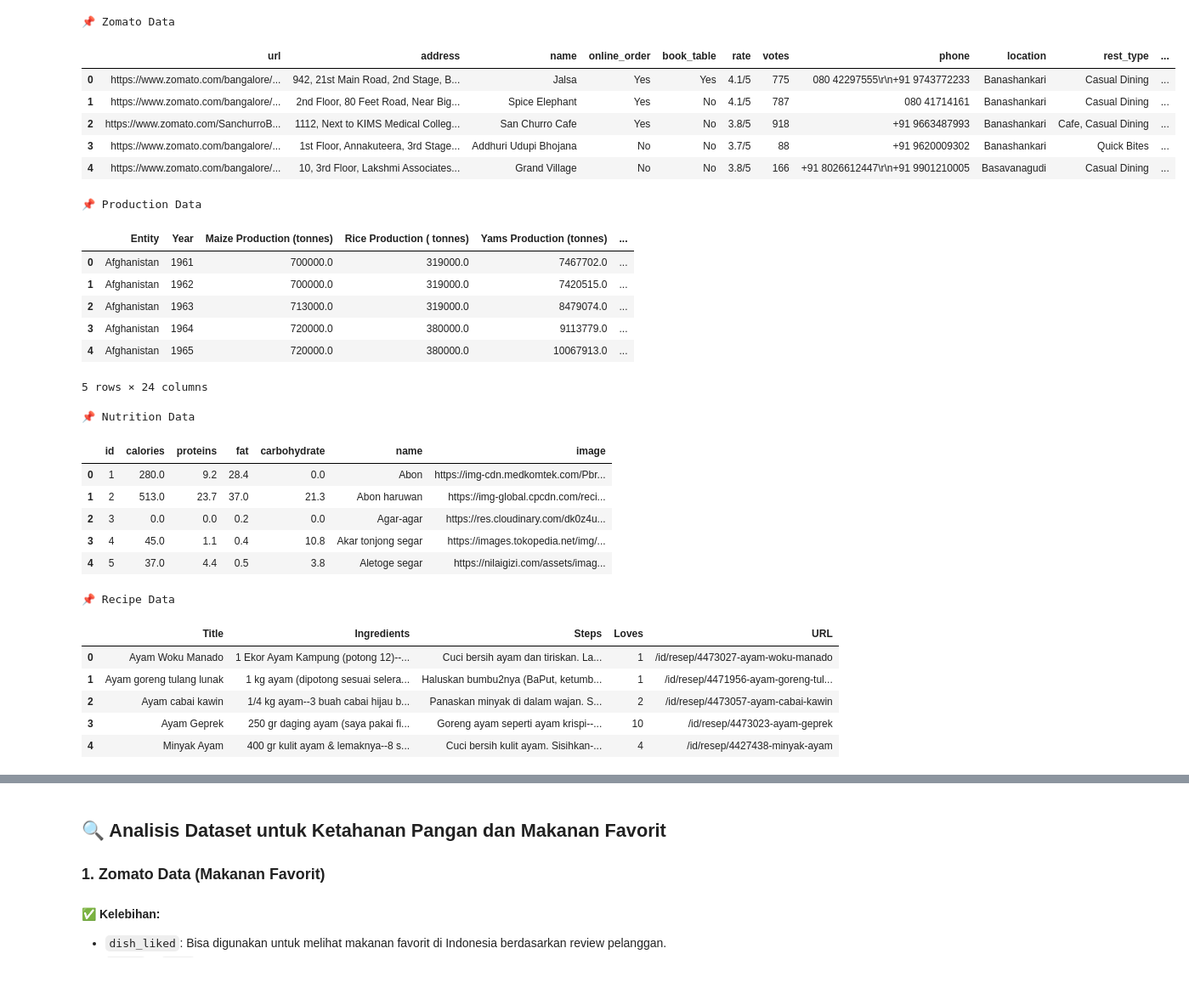
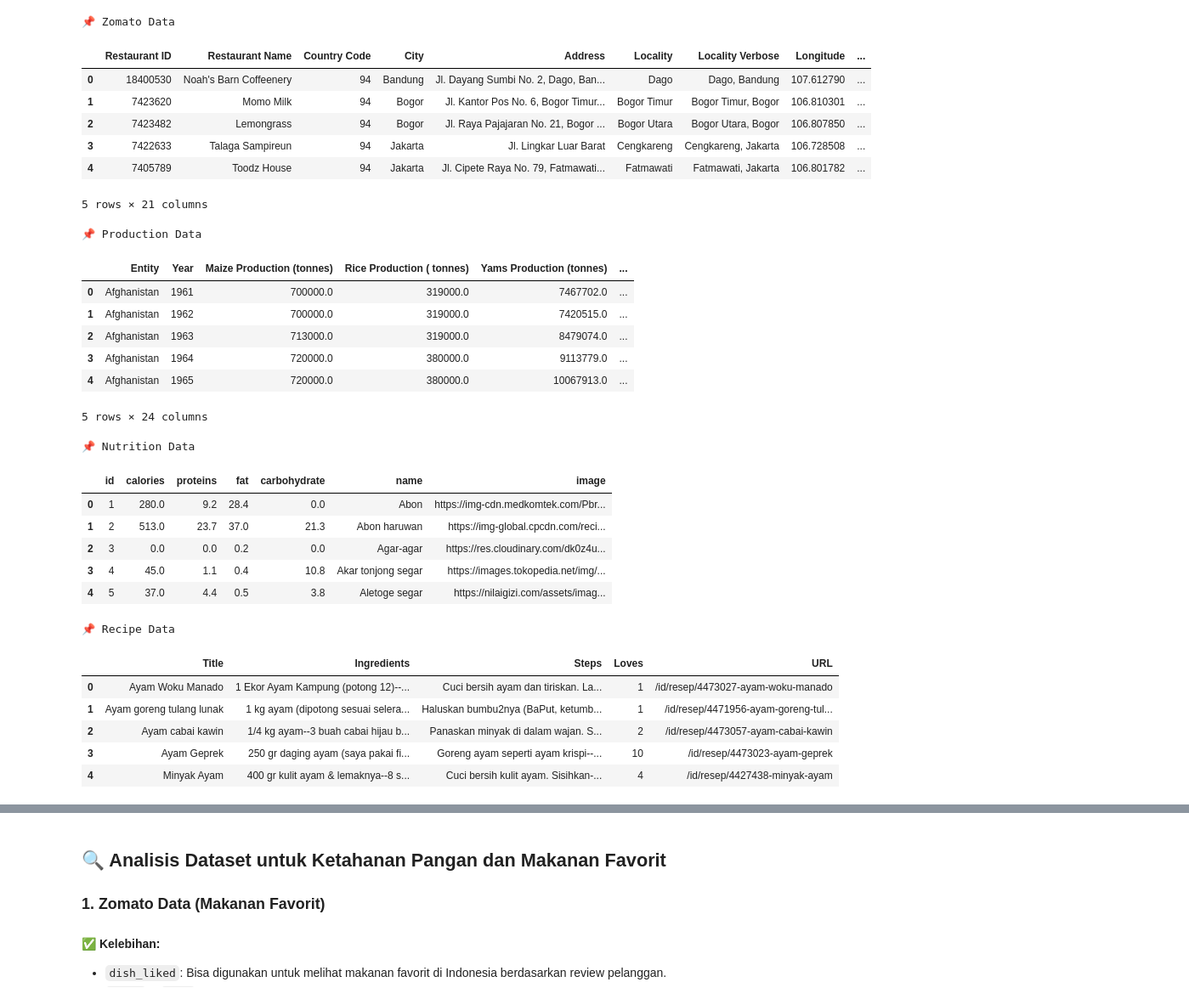
Before and after one commit to Fajrimughni/Final_Project_Fajri, a Jupyter notebook: Excersise.ipynb, the cells around one changed output, grey strips where cells are left out. Shown at 85% size. Saved outputs shown, nothing was run; the diff lists cells and outputs as text; code cells hidden in the pictures.

```diff
--- a/Excersise.ipynb
+++ b/Excersise.ipynb
@@ -3,5 +12,5 @@ import pandas as pd
 # %%
-df_zomato = pd.read_csv("zomato.csv")
+df_indonesia = pd.read_csv("zomato_indonesia.csv")
 # %%
 df_production = pd.read_csv("world food production.csv")
 # %%
@@ -12,40 +21,41 @@ df_recipe = pd.read_csv("dataset-ayam.csv")
 df_economic = pd.read_csv("Economic Indicators And Inflation.csv")
 # %%
 print("📌 Zomato Data")
-display(df_zomato.head())
+display(df_indonesia.head())
 
 print("📌 Production Data")
 display(df_production.head())
 
 print("📌 Nutrition Data")
 display(df_nutrition.head())
 
 print("📌 Recipe Data")
 display(df_recipe.head())
 # %% [output]
 📌 Zomato Data
-|  | url | address | name | online_order | book_table | rate | votes | phone | location | rest_type | ... |
-| 0 | https://www.zomato.com/bangalore/... | 942, 21st Main Road, 2nd Stage, B... | Jalsa | Yes | Yes | 4.1/5 | 775 | 080 42297555\r\n+91 9743772233 | Banashankari | Casual Dining | ... |
-| 1 | https://www.zomato.com/bangalore/... | 2nd Floor, 80 Feet Road, Near Big... | Spice Elephant | Yes | No | 4.1/5 | 787 | 080 41714161 | Banashankari | Casual Dining | ... |
-| 2 | https://www.zomato.com/SanchurroB... | 1112, Next to KIMS Medical Colleg... | San Churro Cafe | Yes | No | 3.8/5 | 918 | +91 9663487993 | Banashankari | Cafe, Casual Dining | ... |
-| 3 | https://www.zomato.com/bangalore/... | 1st Floor, Annakuteera, 3rd Stage... | Addhuri Udupi Bhojana | No | No | 3.7/5 | 88 | +91 9620009302 | Banashankari | Quick Bites | ... |
-| 4 | https://www.zomato.com/bangalore/... | 10, 3rd Floor, Lakshmi Associates... | Grand Village | No | No | 3.8/5 | 166 | +91 8026612447\r\n+91 9901210005 | Basavanagudi | Casual Dining | ... |
+|  | Restaurant ID | Restaurant Name | Country Code | City | Address | Locality | Locality Verbose | Longitude | ... |
+| 0 | 18400530 | Noah's Barn Coffeenery | 94 | Bandung | Jl. Dayang Sumbi No. 2, Dago, Ban... | Dago | Dago, Bandung | 107.612790 | ... |
+| 1 | 7423620 | Momo Milk | 94 | Bogor | Jl. Kantor Pos No. 6, Bogor Timur... | Bogor Timur | Bogor Timur, Bogor | 106.810301 | ... |
+| 2 | 7423482 | Lemongrass | 94 | Bogor | Jl. Raya Pajajaran No. 21, Bogor ... | Bogor Utara | Bogor Utara, Bogor | 106.807850 | ... |
+| 3 | 7422633 | Talaga Sampireun | 94 | Jakarta | Jl. Lingkar Luar Barat | Cengkareng | Cengkareng, Jakarta | 106.728508 | ... |
+| 4 | 7405789 | Toodz House | 94 | Jakarta | Jl. Cipete Raya No. 79, Fatmawati... | Fatmawati | Fatmawati, Jakarta | 106.801782 | ... |
-📌 Production Data
+5 rows × 21 columns
+📌 Production Data
 |  | Entity | Year | Maize Production (tonnes) | Rice Production ( tonnes) | Yams Production (tonnes) | ... |
 | 0 | Afghanistan | 1961 | 700000.0 | 319000.0 | 7467702.0 | ... |
 | 1 | Afghanistan | 1962 | 700000.0 | 319000.0 | 7420515.0 | ... |
 | 2 | Afghanistan | 1963 | 713000.0 | 319000.0 | 8479074.0 | ... |
 | 3 | Afghanistan | 1964 | 720000.0 | 380000.0 | 9113779.0 | ... |
 | 4 | Afghanistan | 1965 | 720000.0 | 380000.0 | 10067913.0 | ... |
-5 rows × 24 columns
-📌 Nutrition Data
+5 rows × 24 columns
+📌 Nutrition Data
 |  | id | calories | proteins | fat | carbohydrate | name | image |
 | 0 | 1 | 280.0 | 9.2 | 28.4 | 0.0 | Abon | https://img-cdn.medkomtek.com/Pbr... |
 | 1 | 2 | 513.0 | 23.7 | 37.0 | 21.3 | Abon haruwan | https://img-global.cpcdn.com/reci... |
 | 2 | 3 | 0.0 | 0.0 | 0.2 | 0.0 | Agar-agar | https://res.cloudinary.com/dk0z4u... |
 | 3 | 4 | 45.0 | 1.1 | 0.4 | 10.8 | Akar tonjong segar | https://images.tokopedia.net/img/... |
 | 4 | 5 | 37.0 | 4.4 | 0.5 | 3.8 | Aletoge segar | https://nilaigizi.com/assets/imag... |
-📌 Recipe Data
+📌 Recipe Data
 |  | Title | Ingredients | Steps | Loves | URL |
 | 0 | Ayam Woku Manado | 1 Ekor Ayam Kampung (potong 12)--... | Cuci bersih ayam dan tiriskan. La... | 1 | /id/resep/4473027-ayam-woku-manado |
 | 1 | Ayam goreng tulang lunak | 1 kg ayam (dipotong sesuai selera... | Haluskan bumbu2nya (BaPut, ketumb... | 1 | /id/resep/4471956-ayam-goreng-tul... |
```
Also changed, not shown: parts of 6 cells of this notebook, 2 other files.
